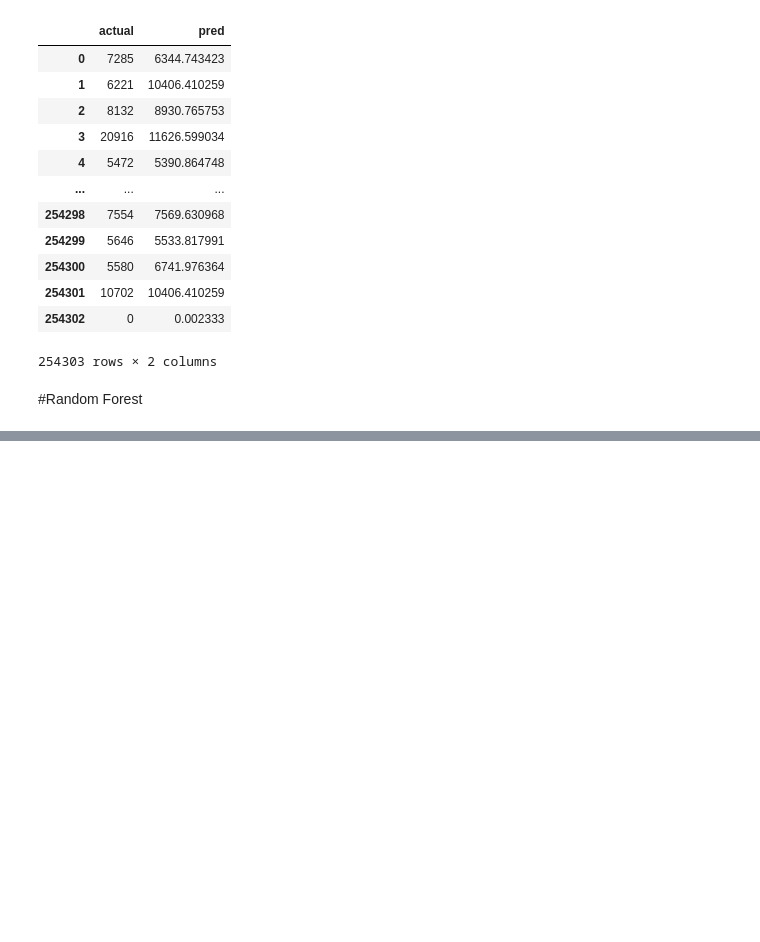
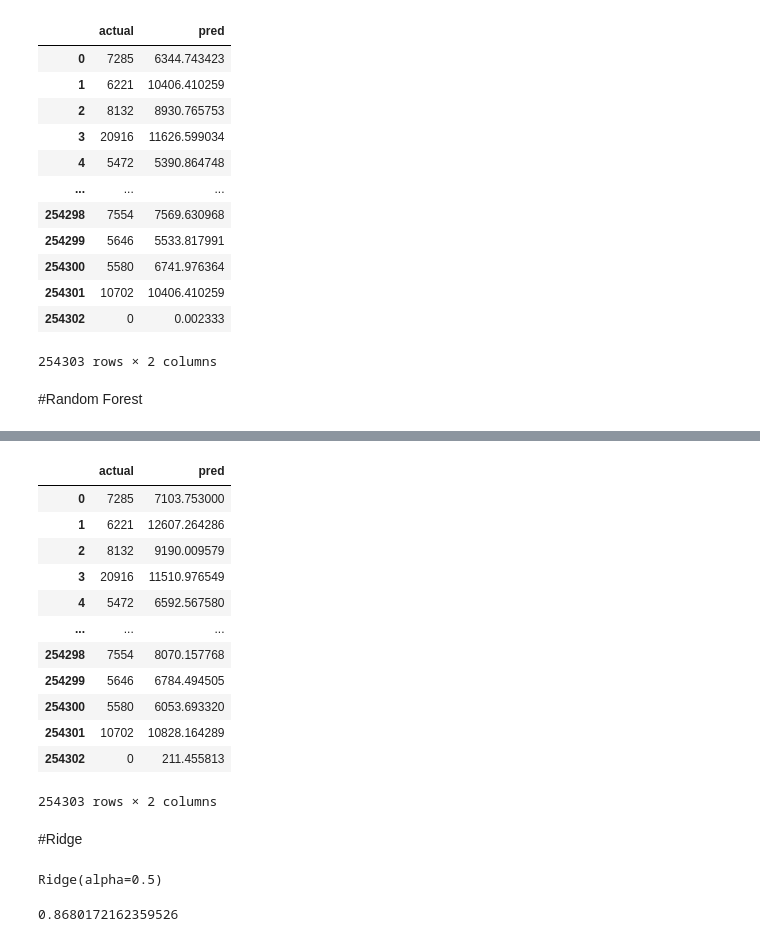
Before and after one commit to Kumarisimran626/S.K-Retail_sales_prediction, a Jupyter notebook: S_K_Retail_sales_prediction.ipynb, the cells around one changed output, grey strips where cells are left out. Cells and saved outputs as stored; diff of their text form; code cells hidden in the pictures; blank space fills up the shorter version.

```diff
--- a/S_K_Retail_sales_prediction.ipynb
+++ b/S_K_Retail_sales_prediction.ipynb
@@ -1211,0 +1263,18 @@ decisiontree_Dataframe
+# %%
+pd.DataFrame(zip(v_test,v_pred_lasso),columns=['actual','pred'])
+# %% [output]
+|  | actual | pred |
+| 0 | 7285 | 7103.753000 |
+| 1 | 6221 | 12607.264286 |
+| 2 | 8132 | 9190.009579 |
+| 3 | 20916 | 11510.976549 |
+| 4 | 5472 | 6592.567580 |
+| ... | ... | ... |
+| 254298 | 7554 | 8070.157768 |
+| 254299 | 5646 | 6784.494505 |
+| 254300 | 5580 | 6053.693320 |
+| 254301 | 10702 | 10828.164289 |
+| 254302 | 0 | 211.455813 |
+254303 rows × 2 columns
+# %% [markdown]
+#<b/>Ridge</b>
@@ -1211,0 +1283,4 @@ decisiontree_Dataframe
+# %%
+ridge.fit(U_train, v_train)
+# %% [output]
+Ridge(alpha=0.5)
@@ -1211,0 +1289,4 @@ decisiontree_Dataframe
+# %%
+ridge.score(U_test, v_test)
+# %% [output]
+0.8680172162359526
```
Also changed, not shown: parts of 25 cells of this notebook.
